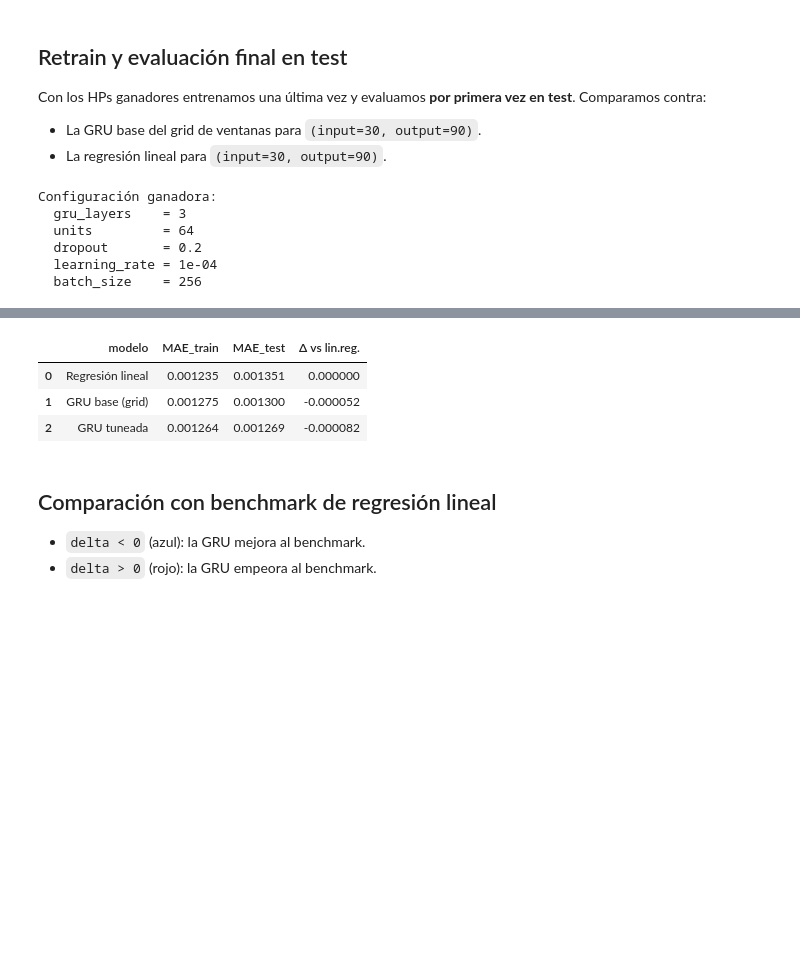
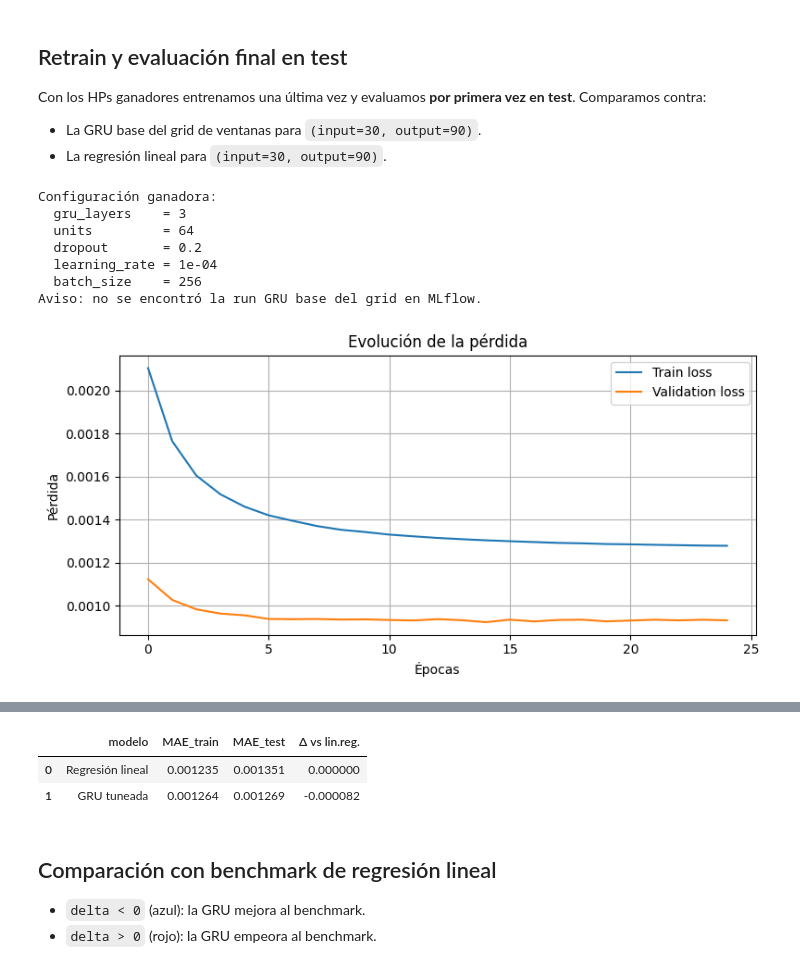
Before and after one commit to JaviChulvi/Neural-Networks-Forecasting, a Jupyter notebook: model/rnn/gru/hp_search_input30_output90.ipynb, the cells around one changed output, grey strips where cells are left out. Cells and saved outputs as stored; diff of their text form; code cells hidden in the pictures; blank space fills up the shorter version.

```diff
--- a/model/rnn/gru/hp_search_input30_output90.ipynb
+++ b/model/rnn/gru/hp_search_input30_output90.ipynb
@@ -361,7 +361,7 @@ with mlflow.start_run(run_name=run_name_tuned):
         mlflow.log_metric("train_loss", tl, step=epoch)
         mlflow.log_metric("val_loss",   vl, step=epoch)
 
-    fig_best = plot_training_curve(ep_best)
+    fig_best = plot_training_curve(ep_best, show=True)
     mlflow.log_figure(fig_best, "plots/loss_curve.png")
     plt.close(fig_best)
 
@@ -397,3 +397,5 @@ Configuración ganadora:
   dropout       = 0.2
   learning_rate = 1e-04
   batch_size    = 256
+Aviso: no se encontró la run GRU base del grid en MLflow.
+[figure, added]
@@ -401,7 +403,6 @@ Configuración ganadora:
 |  | modelo | MAE_train | MAE_test | Δ vs lin.reg. |
 | 0 | Regresión lineal | 0.001235 | 0.001351 | 0.000000 |
-| 1 | GRU base (grid) | 0.001275 | 0.001300 | -0.000052 |
-| 2 | GRU tuneada | 0.001264 | 0.001269 | -0.000082 |
+| 1 | GRU tuneada | 0.001264 | 0.001269 | -0.000082 |
 # %% [markdown]
 ## Comparación con benchmark de regresión lineal
 
```
Also changed, not shown: parts of 3 cells of this notebook, 23 other files.
